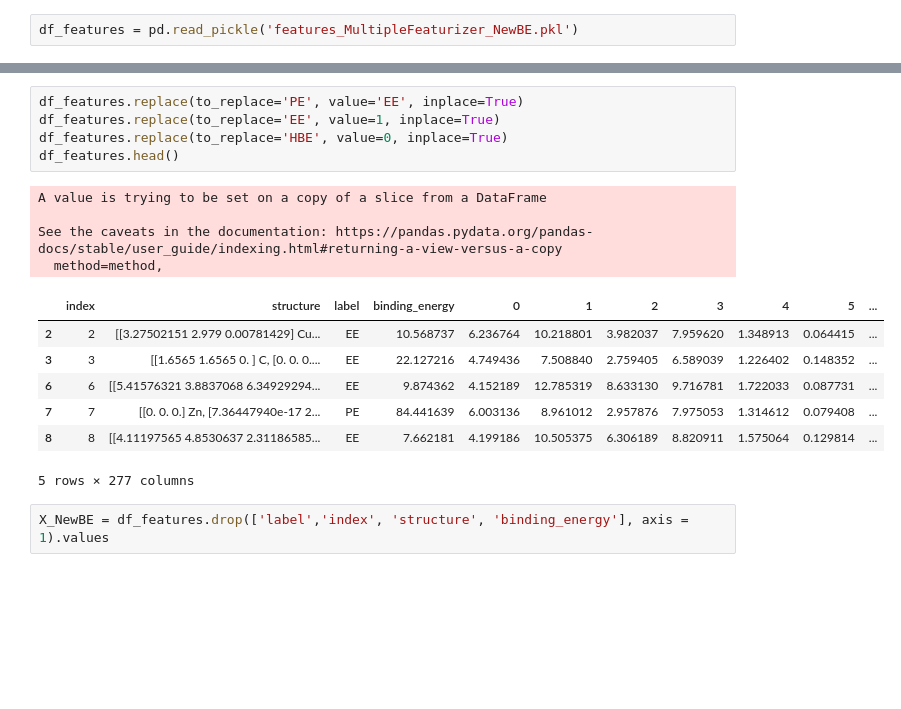
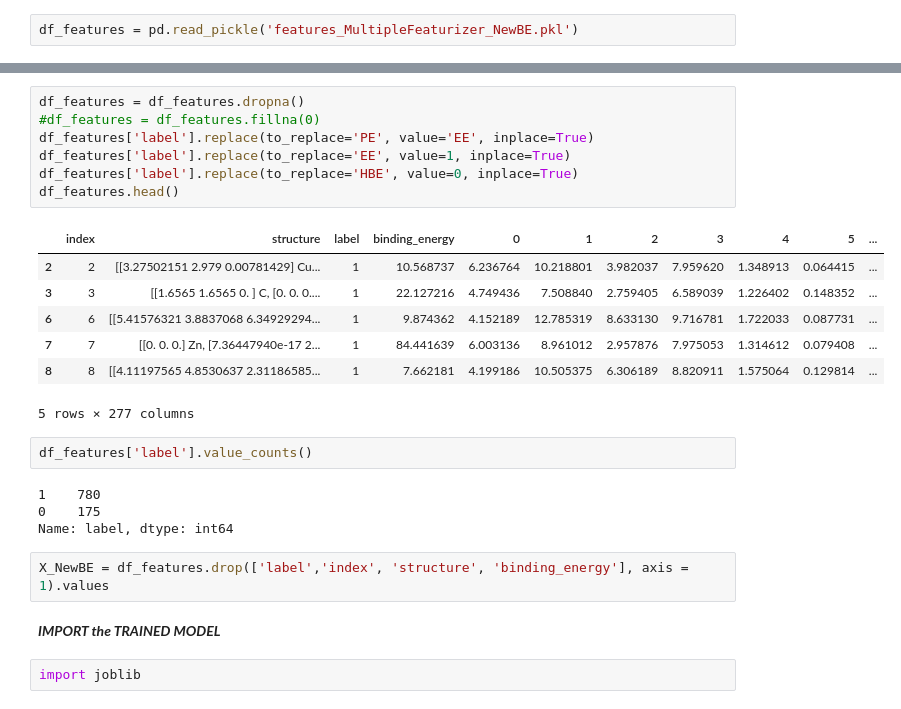
Before and after one commit to Mohammad-vahdat/machine-learning-dimensionalities-and-binding-energy, a Jupyter notebook: NewBE-Testing.ipynb, the cells around one changed output, grey strips where cells are left out. Drawn from its saved outputs; the diff is of its cells as text; blank space fills up the shorter version.

Commit message:
Test the trained model on the NEW labeled structures

```diff
--- a/NewBE-Testing.ipynb
+++ b/NewBE-Testing.ipynb
@@ -118,19 +24,27 @@ df_features
 # %%
-df_features.replace(to_replace='PE', value='EE', inplace=True)
-df_features.replace(to_replace='EE', value=1, inplace=True)
-df_features.replace(to_replace='HBE', value=0, inplace=True)
+df_features = df_features.dropna()
+#df_features = df_features.fillna(0)
+df_features['label'].replace(to_replace='PE', value='EE', inplace=True)
+df_features['label'].replace(to_replace='EE', value=1, inplace=True)
+df_features['label'].replace(to_replace='HBE', value=0, inplace=True)
 df_features.head()
 # %% [output]
+|  | index | structure | label | binding_energy | 0 | 1 | 2 | 3 | 4 | 5 | ... |
+| 2 | 2 | [[3.27502151 2.979 0.00781429] Cu... | 1 | 10.568737 | 6.236764 | 10.218801 | 3.982037 | 7.959620 | 1.348913 | 0.064415 | ... |
+| 3 | 3 | [[1.6565 1.6565 0. ] C, [0. 0. 0.... | 1 | 22.127216 | 4.749436 | 7.508840 | 2.759405 | 6.589039 | 1.226402 | 0.148352 | ... |
+| 6 | 6 | [[5.41576321 3.8837068 6.34929294... | 1 | 9.874362 | 4.152189 | 12.785319 | 8.633130 | 9.716781 | 1.722033 | 0.087731 | ... |
+| 7 | 7 | [[0. 0. 0.] Zn, [7.36447940e-17 2... | 1 | 84.441639 | 6.003136 | 8.961012 | 2.957876 | 7.975053 | 1.314612 | 0.079408 | ... |
+| 8 | 8 | [[4.11197565 4.8530637 2.31186585... | 1 | 7.662181 | 4.199186 | 10.505375 | 6.306189 | 8.820911 | 1.575064 | 0.129814 | ... |
-A value is trying to be set on a copy of a slice from a DataFrame
-
-See the caveats in the documentation: https://pandas.pydata.org/pandas-docs/stable/user_guide/indexing.html#returning-a-view-versus-a-copy
-  method=method,
+5 rows × 277 columns
-|  | index | structure | label | binding_energy | 0 | 1 | 2 | 3 | 4 | 5 | ... |
-| 2 | 2 | [[3.27502151 2.979 0.00781429] Cu... | EE | 10.568737 | 6.236764 | 10.218801 | 3.982037 | 7.959620 | 1.348913 | 0.064415 | ... |
-| 3 | 3 | [[1.6565 1.6565 0. ] C, [0. 0. 0.... | EE | 22.127216 | 4.749436 | 7.508840 | 2.759405 | 6.589039 | 1.226402 | 0.148352 | ... |
-| 6 | 6 | [[5.41576321 3.8837068 6.34929294... | EE | 9.874362 | 4.152189 | 12.785319 | 8.633130 | 9.716781 | 1.722033 | 0.087731 | ... |
-| 7 | 7 | [[0. 0. 0.] Zn, [7.36447940e-17 2... | PE | 84.441639 | 6.003136 | 8.961012 | 2.957876 | 7.975053 | 1.314612 | 0.079408 | ... |
-| 8 | 8 | [[4.11197565 4.8530637 2.31186585... | EE | 7.662181 | 4.199186 | 10.505375 | 6.306189 | 8.820911 | 1.575064 | 0.129814 | ... |
-5 rows × 277 columns
+# %%
+df_features['label'].value_counts()
+# %% [output]
+1    780
+0    175
+Name: label, dtype: int64
 # %%
 X_NewBE = df_features.drop(['label','index', 'structure', 'binding_energy'], axis = 1).values
+# %% [markdown]
+***IMPORT the TRAINED MODEL***
+# %%
+import joblib
```
Also changed, not shown: parts of 41 cells of this notebook, 3 other files.
